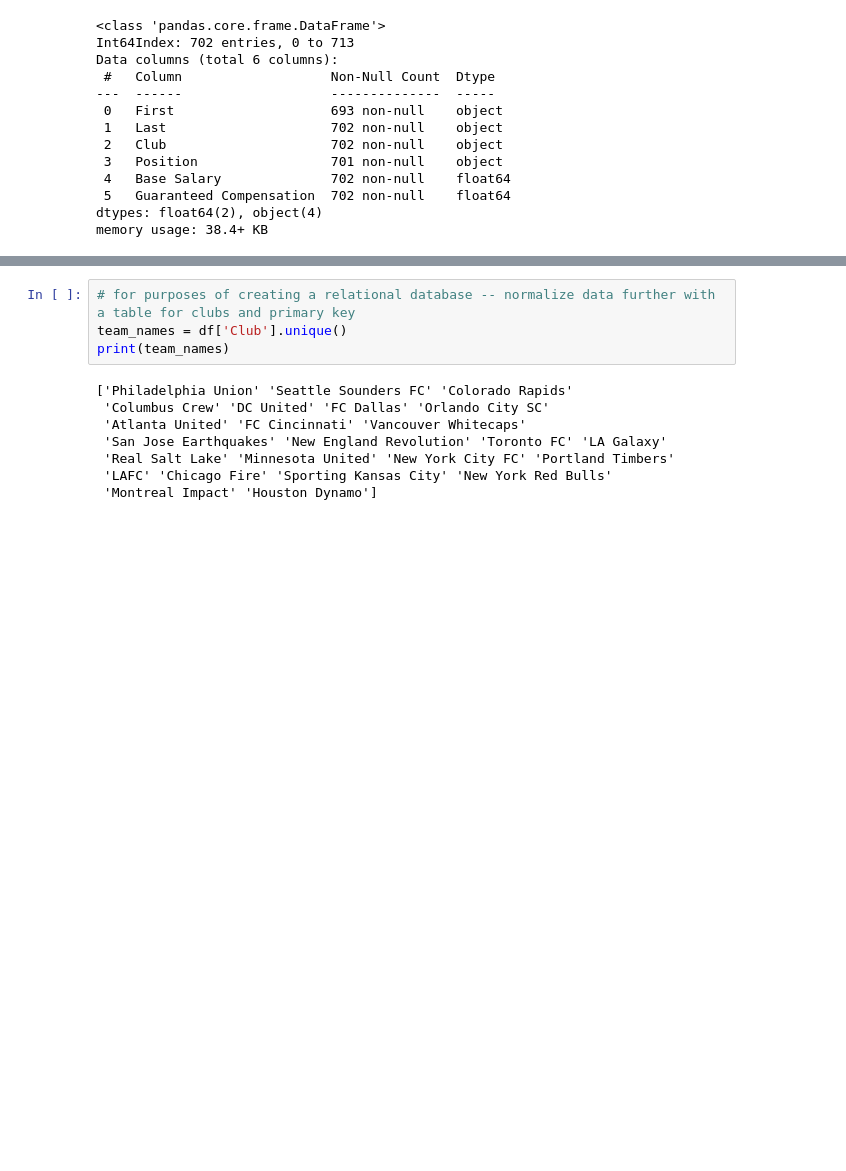
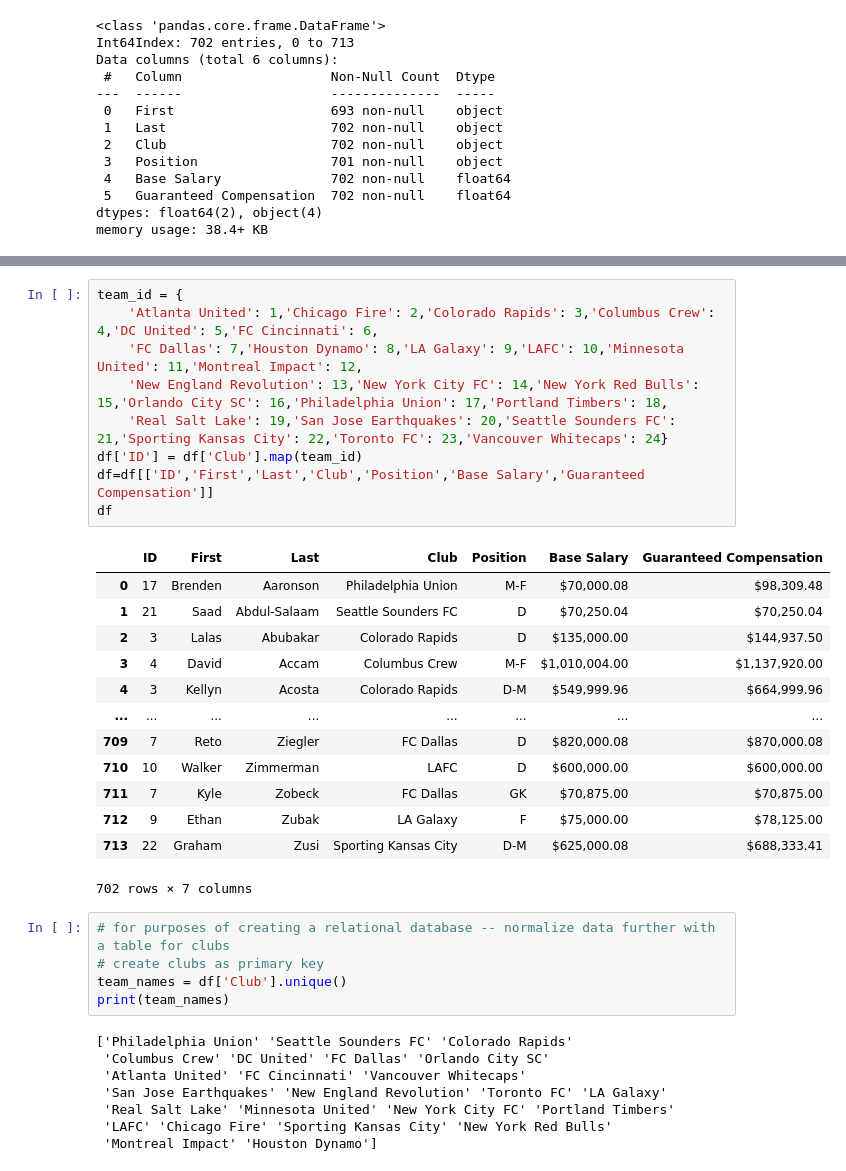
Before and after one commit to dgustave/ETL-Challenge, a Jupyter notebook: mls-data-asmvm/mls_salary.ipynb, the cells around one changed output, grey strips where cells are left out. Drawn from its saved outputs; the diff is of its cells as text; blank space fills up the shorter version.

```diff
--- a/mls-data-asmvm/mls_salary.ipynb
+++ b/mls-data-asmvm/mls_salary.ipynb
@@ -183,5 +171,29 @@ final_roster
+# %%
+team_id = {
+    'Atlanta United': 1,'Chicago Fire': 2,'Colorado Rapids': 3,'Columbus Crew': 4,'DC United': 5,'FC Cincinnati': 6,
+    'FC Dallas': 7,'Houston Dynamo': 8,'LA Galaxy': 9,'LAFC': 10,'Minnesota United': 11,'Montreal Impact': 12,
+    'New England Revolution': 13,'New York City FC': 14,'New York Red Bulls': 15,'Orlando City SC': 16,'Philadelphia Union': 17,'Portland Timbers': 18,
+    'Real Salt Lake': 19,'San Jose Earthquakes': 20,'Seattle Sounders FC': 21,'Sporting Kansas City': 22,'Toronto FC': 23,'Vancouver Whitecaps': 24}
+df['ID'] = df['Club'].map(team_id)
+df=df[['ID','First','Last','Club','Position','Base Salary','Guaranteed Compensation']]
+df
+# %% [output]
+|  | ID | First | Last | Club | Position | Base Salary | Guaranteed Compensation |
+| 0 | 17 | Brenden | Aaronson | Philadelphia Union | M-F | $70,000.08 | $98,309.48 |
+| 1 | 21 | Saad | Abdul-Salaam | Seattle Sounders FC | D | $70,250.04 | $70,250.04 |
+| 2 | 3 | Lalas | Abubakar | Colorado Rapids | D | $135,000.00 | $144,937.50 |
+| 3 | 4 | David | Accam | Columbus Crew | M-F | $1,010,004.00 | $1,137,920.00 |
+| 4 | 3 | Kellyn | Acosta | Colorado Rapids | D-M | $549,999.96 | $664,999.96 |
+| ... | ... | ... | ... | ... | ... | ... | ... |
+| 709 | 7 | Reto | Ziegler | FC Dallas | D | $820,000.08 | $870,000.08 |
+| 710 | 10 | Walker | Zimmerman | LAFC | D | $600,000.00 | $600,000.00 |
+| 711 | 7 | Kyle | Zobeck | FC Dallas | GK | $70,875.00 | $70,875.00 |
+| 712 | 9 | Ethan | Zubak | LA Galaxy | F | $75,000.00 | $78,125.00 |
+| 713 | 22 | Graham | Zusi | Sporting Kansas City | D-M | $625,000.08 | $688,333.41 |
+702 rows × 7 columns
 # %%
-# for purposes of creating a relational database -- normalize data further with a table for clubs and primary key
+# for purposes of creating a relational database -- normalize data further with a table for clubs
+# create clubs as primary key
 team_names = df['Club'].unique()
 print(team_names)
 # %% [output]
```
Also changed, not shown: parts of 19 cells of this notebook.
